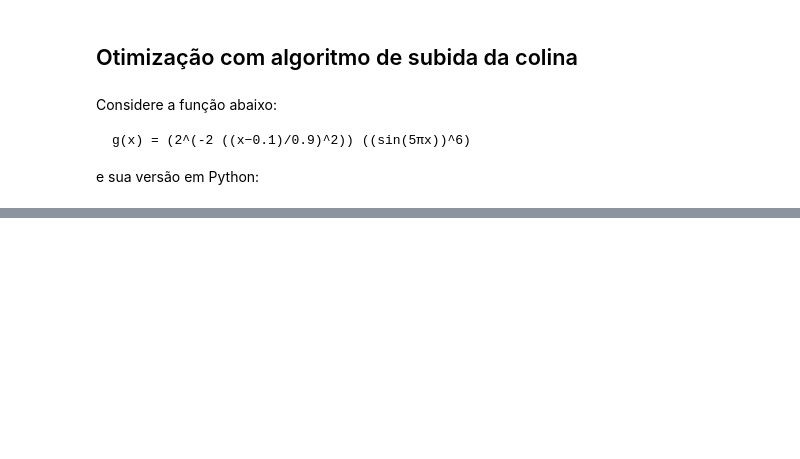
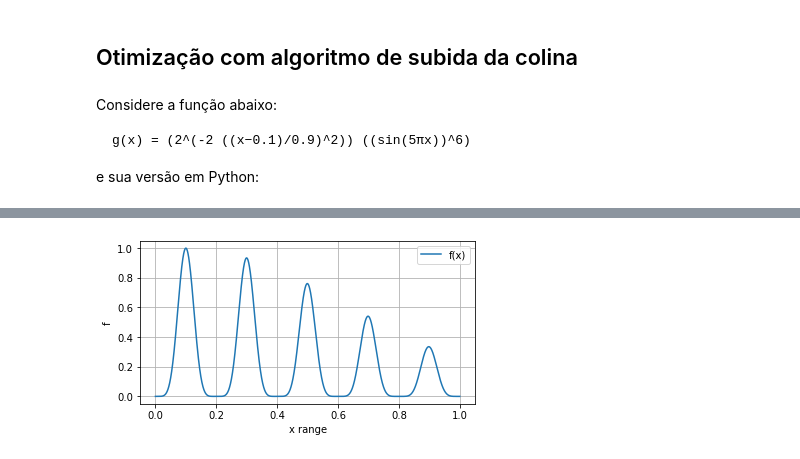
Before and after one commit to luisvenezian/unesp-cipn-algortimos, a Jupyter notebook: otimizacao.ipynb, the cells around one changed output, grey strips where cells are left out. Cells and saved outputs as stored; diff of their text form; code cells hidden in the pictures; blank space fills up the shorter version.

```diff
--- a/otimizacao.ipynb
+++ b/otimizacao.ipynb
@@ -21,7 +9,0 @@ def f(x):
-# %%
-x = np.linspace(start=0.0, stop=1.0, num=1000)
-y = np.empty([x.shape[0]])
-
-for i in range(len(x)):
-    result = f(x[i])
-    y[i] = result
@@ -47 +10,48 @@ plot()
+# %%
+from random import random
+from math import exp
+import math
+import time
+import numpy as np
+import matplotlib.pyplot as plt
+
+
+
+def f(x):
+    # Aplica função demonstrada na primeira célula desse notebook
+    part1 = 2**(-2 * (((x - 0.1) / 0.9) ** 2))
+    part2 = math.sin(5*math.pi*x)**6
+
+    return part1 * part2
+
+
+# Cria uma representação da função entre 0 e 1 com 10 mil pontos calculados
+# e apresenta o gráfico que será base para acompanhamento posterior
+# da subida da colina
+x = np.linspace(start=0.0, stop=1.0, num=10000)
+y = np.empty([x.shape[0]])
+
+for i in range(len(x)):
+    # Carrega função no vetor y
+    result = f(x[i])
+    y[i] = result
+
+
+def plot(dot: list = None):
+    time.sleep(1)
+    plt.figure(figsize=[6,3])
+    plt.plot(x, y, label='f(x)')
+
+    if dot:
+        plt.plot(dot[0], dot[1],'yo')
+
+    plt.ylabel('f')
+    plt.xlabel('x range')
+    plt.legend()
+    plt.grid(True)
+    plt.show()
+
+plot()
+# %% [output]
+[figure, added]
 # %%
```
Also changed, not shown: parts of 11 cells of this notebook.
